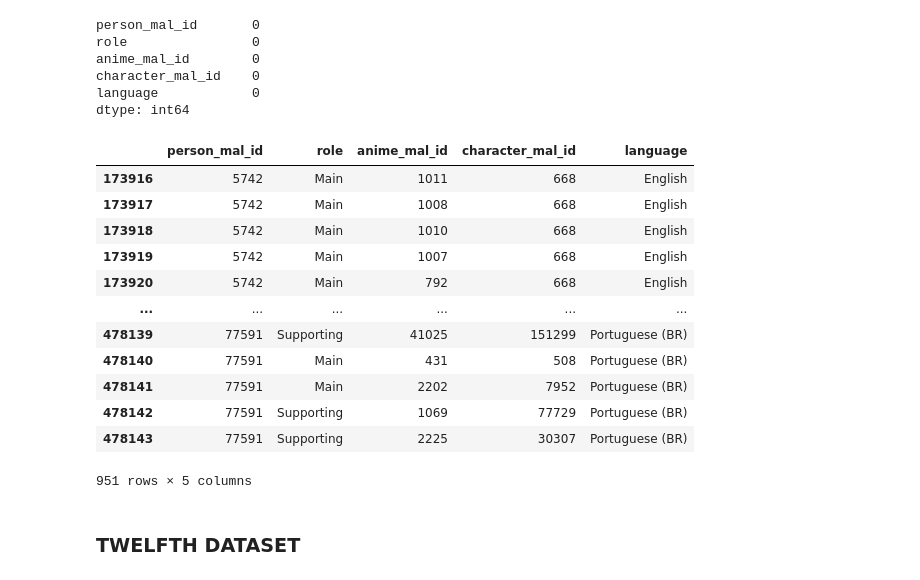
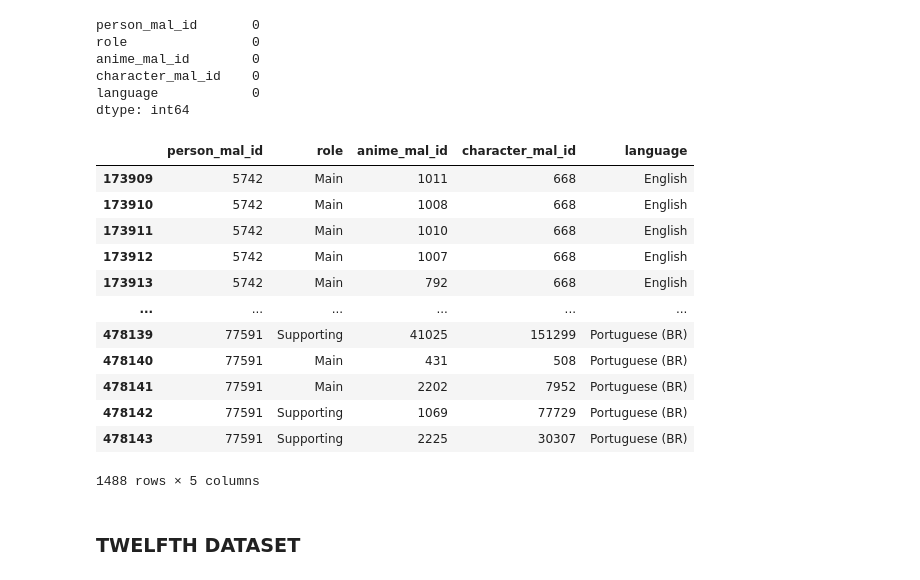
Before and after one commit to denis-budau/HCI-TWEB_2025-26, a Jupyter notebook: solution/HCI_assignment.ipynb, the cells around one changed output. Cells and saved outputs as stored; diff of their text form; code cells hidden in the pictures.

```diff
--- a/solution/HCI_assignment.ipynb
+++ b/solution/HCI_assignment.ipynb
@@ -469,18 +509,18 @@ language            0
 dtype: int64
 # %%
 # check deep the duplicates
-person_voice_works_df.loc[person_voice_works_df.duplicated(subset=['person_mal_id', 'role', 'anime_mal_id', 'character_mal_id'], keep='first')]
+person_voice_works_df.loc[person_voice_works_df.duplicated(subset=['person_mal_id', 'role', 'anime_mal_id', 'character_mal_id', 'language'], keep=False)]
 # %% [output]
 |  | person_mal_id | role | anime_mal_id | character_mal_id | language |
-| 173916 | 5742 | Main | 1011 | 668 | English |
-| 173917 | 5742 | Main | 1008 | 668 | English |
-| 173918 | 5742 | Main | 1010 | 668 | English |
-| 173919 | 5742 | Main | 1007 | 668 | English |
-| 173920 | 5742 | Main | 792 | 668 | English |
+| 173909 | 5742 | Main | 1011 | 668 | English |
+| 173910 | 5742 | Main | 1008 | 668 | English |
+| 173911 | 5742 | Main | 1010 | 668 | English |
+| 173912 | 5742 | Main | 1007 | 668 | English |
+| 173913 | 5742 | Main | 792 | 668 | English |
 | ... | ... | ... | ... | ... | ... |
 | 478139 | 77591 | Supporting | 41025 | 151299 | Portuguese (BR) |
 | 478140 | 77591 | Main | 431 | 508 | Portuguese (BR) |
 | 478141 | 77591 | Main | 2202 | 7952 | Portuguese (BR) |
 | 478142 | 77591 | Supporting | 1069 | 77729 | Portuguese (BR) |
 | 478143 | 77591 | Supporting | 2225 | 30307 | Portuguese (BR) |
-951 rows × 5 columns
+1488 rows × 5 columns
```
Also changed, not shown: parts of 16 cells of this notebook.
